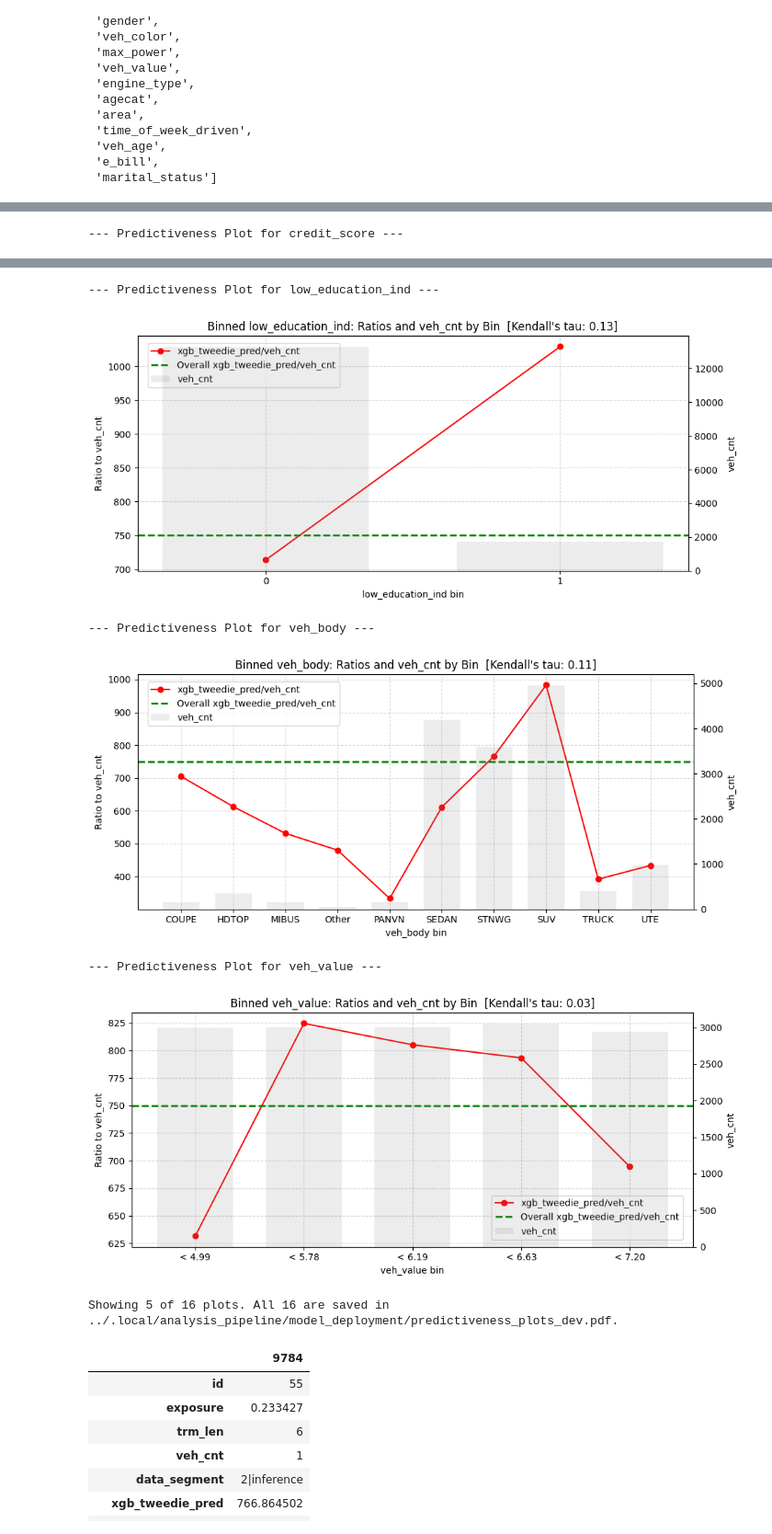
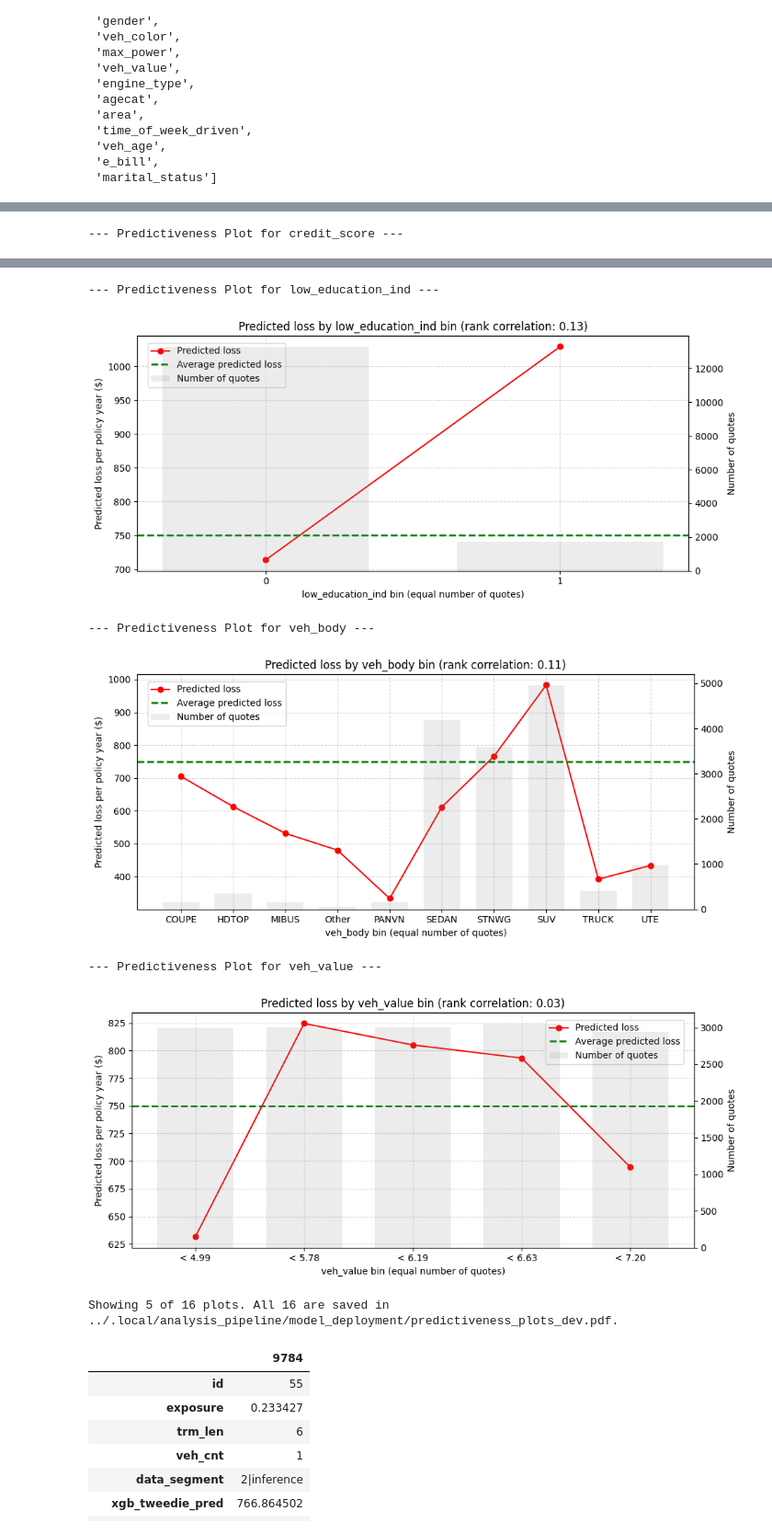
Before and after one commit to mengjin67/data_science_bootcamp_lecture_1, a Jupyter notebook: analysis_pipeline/4_model_deployment.ipynb, the cells around one changed output, grey strips where cells are left out. Shown at 92% size. Drawn from its saved outputs; the diff is of its cells as text; code cells hidden in the pictures.

```diff
--- a/analysis_pipeline/4_model_deployment.ipynb
+++ b/analysis_pipeline/4_model_deployment.ipynb
@@ -144,6 +144,14 @@ pcl = PredictivenessCheckList(
 pcl.run_all()
 # Also save all plots to one PDF in .local (one plot per page)
 output_folder = "../.local/analysis_pipeline/model_deployment"
-pcl.plot_all(var_1_color='red', pdf_path=f"{output_folder}/predictiveness_plots_{version_tag}.pdf", show_vars=show_vars)
+# Text on the plots
+names = dict(
+    y='Predicted loss per policy year ($)',
+    var_1='Predicted loss',
+    overall='Average predicted loss',
+    exp='Number of quotes',
+    x='{pred_var} bin (equal number of quotes)',
+    title='Predicted loss by {pred_var} bin{tau}')
+pcl.plot_all(var_1_color='red', pdf_path=f"{output_folder}/predictiveness_plots_{version_tag}.pdf", show_vars=show_vars, names=names)
 # %% [output]
 --- Predictiveness Plot for driving_history_score ---
@@ -153,9 +161,9 @@ pcl.plot_all(var_1_color='red', pdf_path=f"{output_folder}/predictiveness_plots_
 --- Predictiveness Plot for low_education_ind ---
-[figure, old version]
+[figure, new version]
 --- Predictiveness Plot for veh_body ---
-[figure, old version]
+[figure, new version]
 --- Predictiveness Plot for veh_value ---
-[figure, old version]
+[figure, new version]
 Showing 5 of 16 plots. All 16 are saved in ../.local/analysis_pipeline/model_deployment/predictiveness_plots_dev.pdf.
 # %%
 # processed_inference_data.loc[processed_inference_data['bin']==9, :]
```
Also changed, not shown: parts of 1 cell of this notebook, 3 other files.
